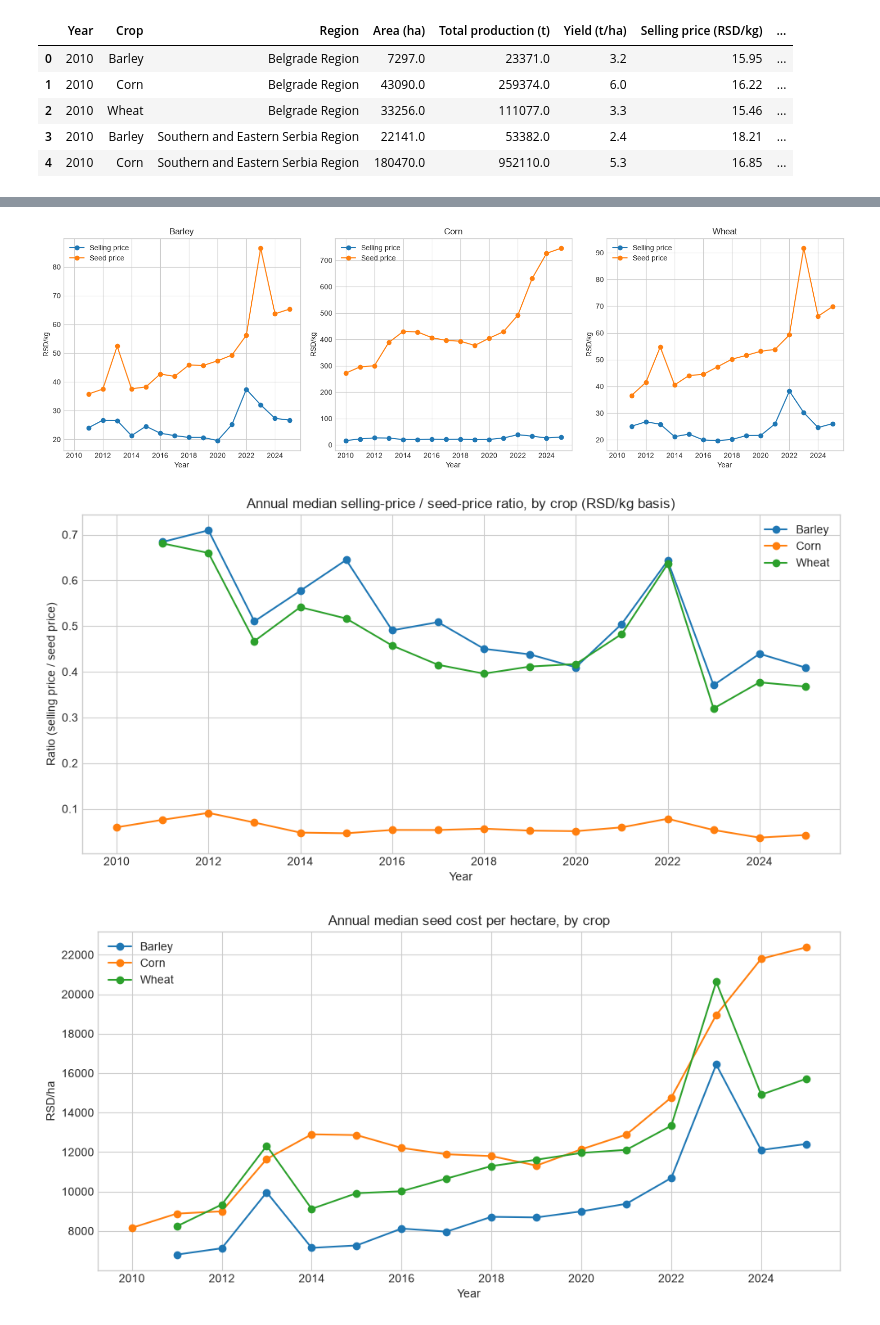
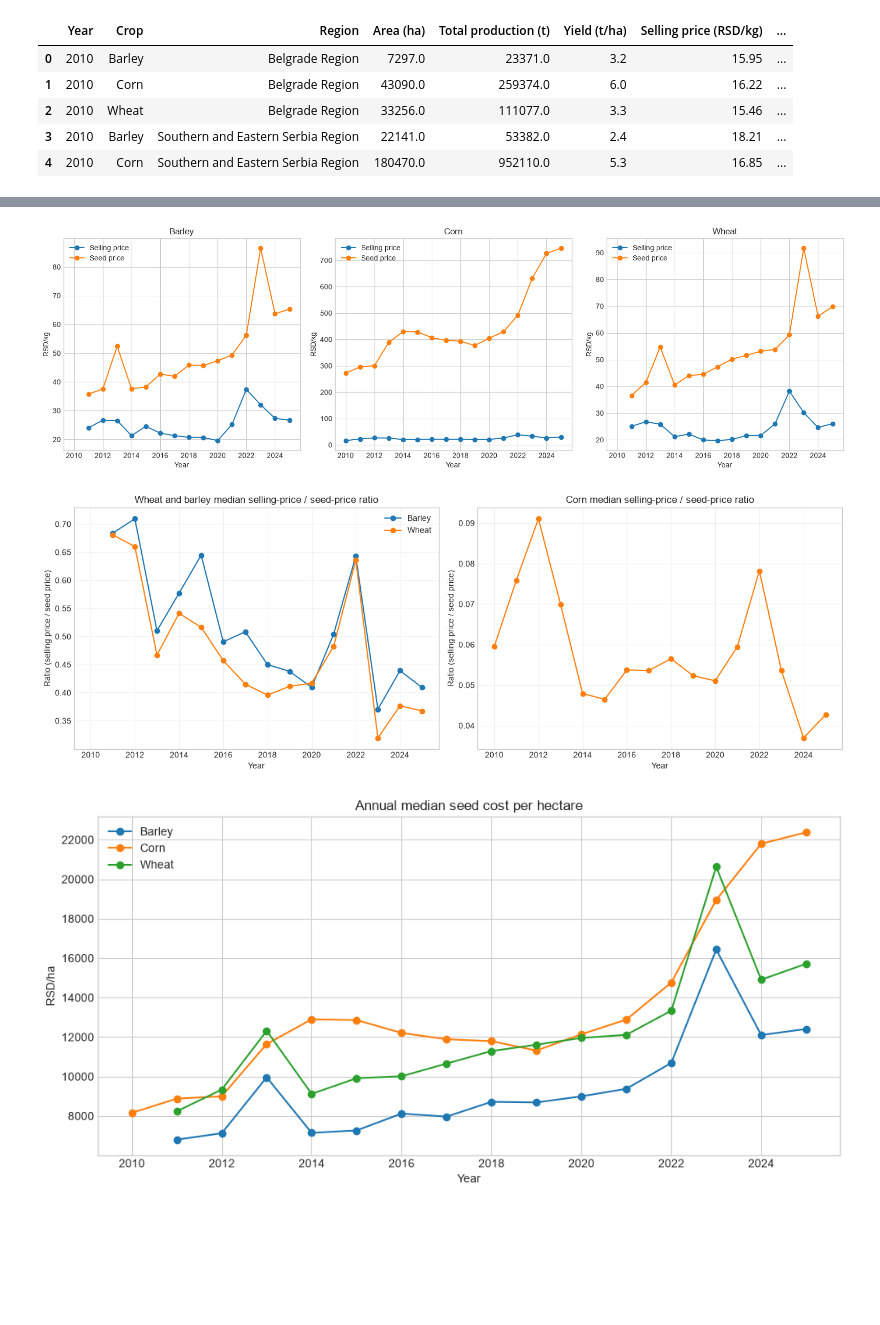
Before and after one commit to aleksandarhorvat/serbia-agriculture-data-analysis, a Jupyter notebook: project.ipynb, the cells around one changed output, grey strips where cells are left out. Saved outputs shown, nothing was run; the diff lists cells and outputs as text; code cells hidden in the pictures; blank space fills up the shorter version.

```diff
--- a/project.ipynb
+++ b/project.ipynb
@@ -50,8 +50,6 @@ from IPython.display import display
 plt.style.use("seaborn-v0_8-whitegrid")
 
 analysis_df = df.copy()
-for column in ["Selling price (RSD/kg)", "Seed price (RSD/kg)", "Yield (t/ha)", "Area (ha)", "Total production (t)"]:
-    analysis_df[column] = pd.to_numeric(analysis_df[column], errors="coerce")
 
 analysis_df["Price margin (RSD/kg)"] = analysis_df["Selling price (RSD/kg)"] - analysis_df["Seed price (RSD/kg)"]
 analysis_df["Margin ratio"] = analysis_df["Selling price (RSD/kg)"] / analysis_df["Seed price (RSD/kg)"]
@@ -80,7 +78,7 @@ annual_margin = (
     })
     .reset_index()
 )
-display(annual_margin.head(12))
+display(annual_margin.head())
 
 fig, axes = plt.subplots(1, 3, figsize=(16, 5), sharex=True)
 for ax, crop in zip(axes, sorted(annual_margin["Crop"].unique())):
@@ -94,22 +92,35 @@ for ax, crop in zip(axes, sorted(annual_margin["Crop"].unique())):
 plt.tight_layout()
 plt.show()
 
-fig, ax = plt.subplots(figsize=(10, 5))
-for crop, subset in annual_margin.groupby("Crop"):
-    ax.plot(subset["Year"], subset["Median margin ratio"], marker="o", label=crop)
-ax.set_title("Annual median selling-price / seed-price ratio, by crop (RSD/kg basis)")
-ax.set_xlabel("Year")
-ax.set_ylabel("Ratio (selling price / seed price)")
-ax.legend()
+fig, axes = plt.subplots(1, 2, figsize=(14, 5), sharex=True)
+
+# Wheat and barley together
+wheat_barley = annual_margin[annual_margin["Crop"].isin(["Wheat", "Barley"])]
+for crop, subset in wheat_barley.groupby("Crop"):
+    axes[0].plot(subset["Year"], subset["Median margin ratio"], marker="o", label=crop)
+axes[0].set_title("Wheat and barley median selling-price / seed-price ratio")
+axes[0].set_xlabel("Year")
+axes[0].set_ylabel("Ratio (selling price / seed price)")
+axes[0].legend()
+axes[0].grid(True, alpha=0.3)
+
+# Corn separately
+corn = annual_margin[annual_margin["Crop"] == "Corn"]
+axes[1].plot(corn["Year"], corn["Median margin ratio"], marker="o", color="tab:orange")
+axes[1].set_title("Corn median selling-price / seed-price ratio")
+axes[1].set_xlabel("Year")
+axes[1].set_ylabel("Ratio (selling price / seed price)")
+axes[1].grid(True, alpha=0.3)
+
 plt.tight_layout()
 plt.show()
 
-# RSD/kg overstates corn's seed burden - corn is sown at a much lower rate (kg/ha) than wheat or barley.
+# RSD/kg overstates how expensive corn seed actually is, because corn is sown at a much lower rate (kg/ha) than wheat or barley.
 # Seed cost per hectare is a fairer basis.
 fig, ax = plt.subplots(figsize=(10, 5))
 for crop, subset in annual_margin.groupby("Crop"):
     ax.plot(subset["Year"], subset["Median seed cost per ha (RSD/ha)"], marker="o", label=crop)
-ax.set_title("Annual median seed cost per hectare, by crop")
+ax.set_title("Annual median seed cost per hectare")
 ax.set_xlabel("Year")
 ax.set_ylabel("RSD/ha")
 ax.legend()
@@ -132,6 +136,6 @@ plt.show()
 [figure]
-[figure, old version]
+[figure, new version]
-[figure, old version]
+[figure, new version]
 # %%
 # Hypothesis 2: yield versus selling price, by crop, within each year
 # Pooling across years mixes within-year regional variation with across-year
```
Also changed, not shown: parts of 7 cells of this notebook.
